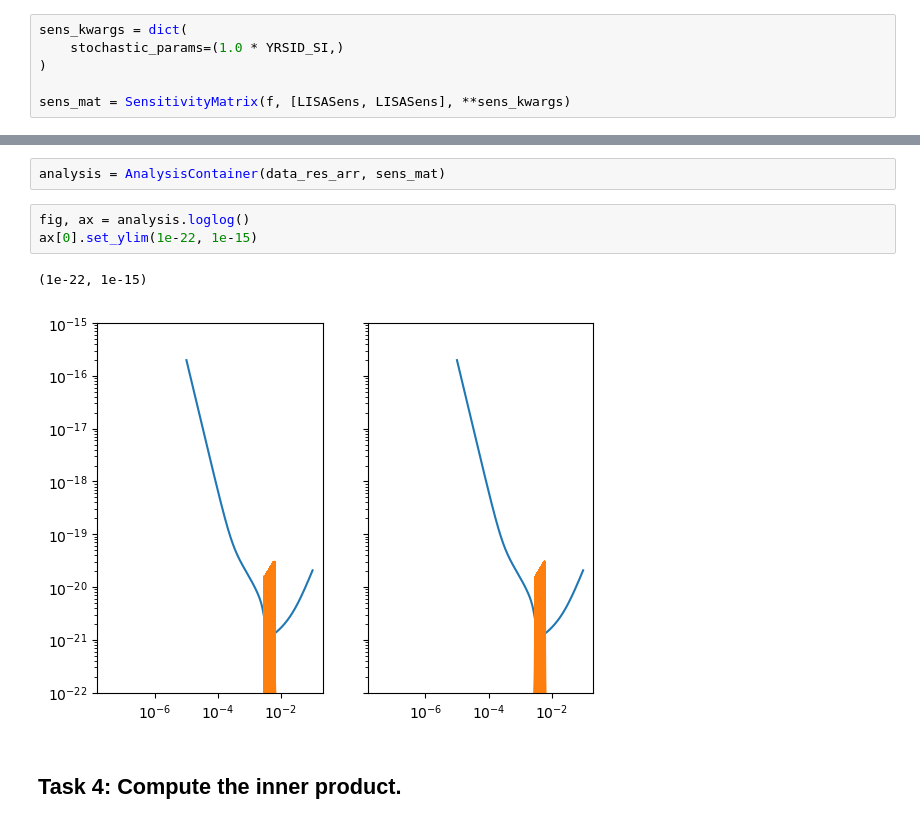
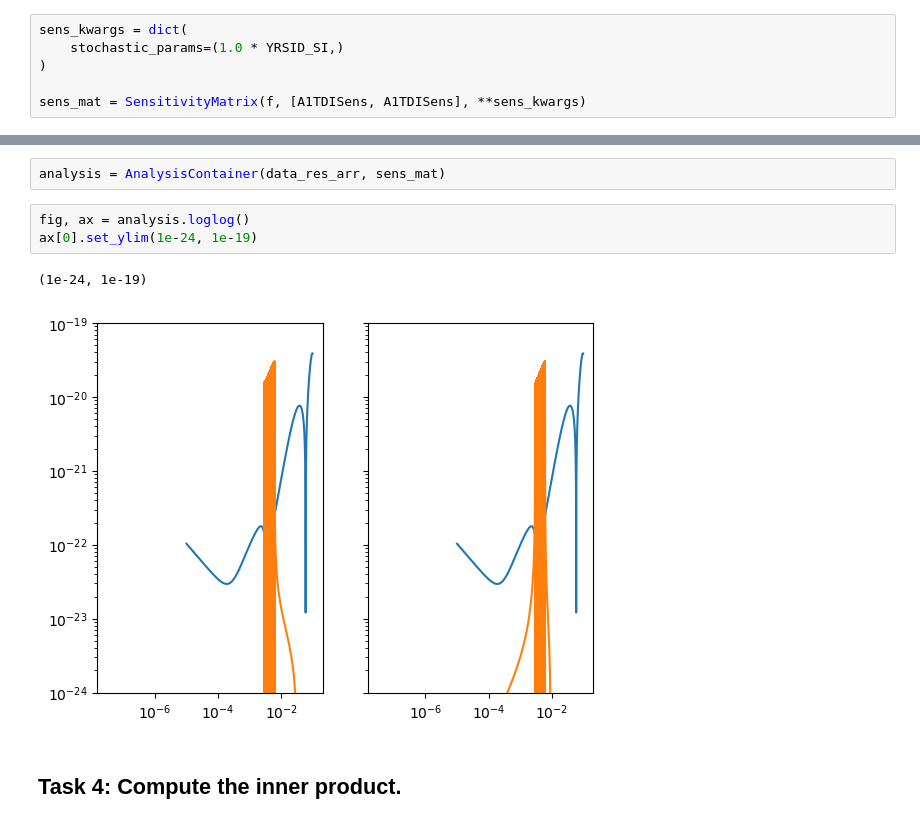
Before and after one commit to mikekatz04/LATW, a Jupyter notebook: tutorials/tutorial_answers/Tutorial1-complete.ipynb, the cells around one changed output, grey strips where cells are left out. Drawn from its saved outputs; the diff is of its cells as text.

```diff
--- a/tutorials/tutorial_answers/Tutorial1-complete.ipynb
+++ b/tutorials/tutorial_answers/Tutorial1-complete.ipynb
@@ -92,7 +92,7 @@ sens_kwargs = dict(
     stochastic_params=(1.0 * YRSID_SI,)
 )
 
-sens_mat = SensitivityMatrix(f, [LISASens, LISASens], **sens_kwargs)
+sens_mat = SensitivityMatrix(f, [A1TDISens, A1TDISens], **sens_kwargs)
 # %% [markdown]
 Plot it with the [loglog](https://mikekatz04.github.io/LISAanalysistools/build/html/user/sensitivity.html#lisatools.sensitivity.SensitivityMatrix.loglog) method of the matrix.
 # %%
@@ -215,10 +215,10 @@ from lisatools.analysiscontainer import AnalysisContainer
 analysis = AnalysisContainer(data_res_arr, sens_mat)
 # %%
 fig, ax = analysis.loglog()
-ax[0].set_ylim(1e-22, 1e-15)
+ax[0].set_ylim(1e-24, 1e-19)
 # %% [output]
-(1e-22, 1e-15)
+(1e-24, 1e-19)
-[figure, old version]
+[figure, new version]
 # %% [markdown]
 ## Task 4: Compute the inner product.
 # %% [markdown]
```
Also changed, not shown: parts of 15 cells of this notebook.
